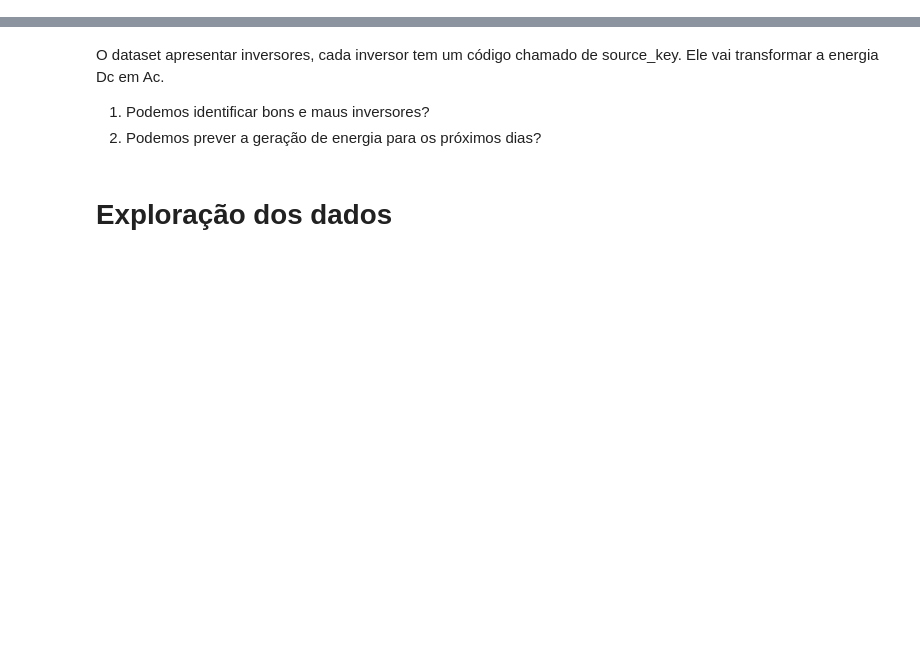
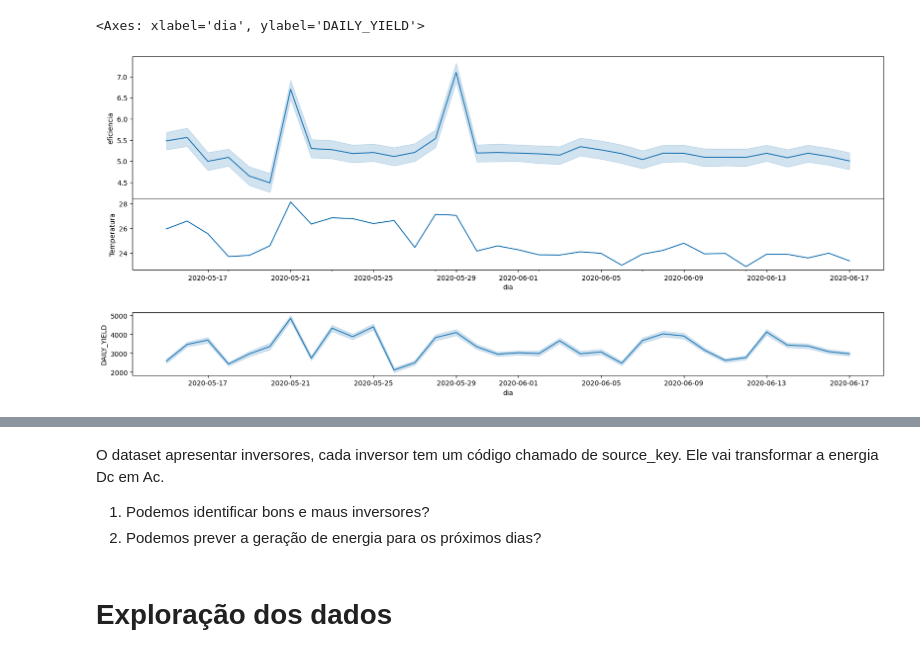
Before and after one commit to AlcidesGP/Portfolio, a Jupyter notebook: ProjetoSemantix/Semantix.ipynb, the cells around one changed output, grey strips where cells are left out. Drawn from its saved outputs; the diff is of its cells as text; code cells hidden in the pictures; blank space fills up the shorter version.

```diff
--- a/ProjetoSemantix/Semantix.ipynb
+++ b/ProjetoSemantix/Semantix.ipynb
@@ -32,0 +98,3 @@ df2.head()
+# %%
+df1['eficiencia'] = ((df1['AC_POWER'] / df1['DC_POWER'])*100)
+df1['eficiencia'].fillna(0,inplace=True)
@@ -32,0 +174,29 @@ df2.head()
+# %%
+figura = plt.figure(figsize=(20,40))
+# Definir a estrutura da grade externa
+outer = gridspec.GridSpec(6, 1, wspace=0.3, hspace=0.2)
+
+# Definir a estrutura da grade interna
+inner = gridspec.GridSpecFromSubplotSpec(3, 1, subplot_spec=outer[0, 0],hspace=0)
+
+# Gráfico 1 (primeiro subgráfico)
+ax1 = plt.Subplot(figura, inner[0:2, 0])
+figura.add_subplot(ax1)
+sns.lineplot(data=df1, x='dia', y='eficiencia')
+
+# Gráfico 1 (primeiro subgráfico)
+ax1 = plt.Subplot(figura, inner[2, 0], sharex=ax1)
+figura.add_subplot(ax1)
+df1.groupby('dia')['AMBIENT_TEMPERATURE'].median().plot()
+plt.ylabel('Temperatura')
+
+# Definir a estrutura da grade interna
+inner = gridspec.GridSpecFromSubplotSpec(3, 1, subplot_spec=outer[1, 0])
+
+# Gráfico 1 (primeiro subgráfico)
+ax1 = plt.Subplot(figura, inner[0, 0])
+figura.add_subplot(ax1)
+sns.lineplot(data=df1, x='dia',y='DAILY_YIELD')
+# %% [output]
+<Axes: xlabel='dia', ylabel='DAILY_YIELD'>
+[figure, added]
```
Also changed, not shown: parts of 38 cells of this notebook, 13 other files.
